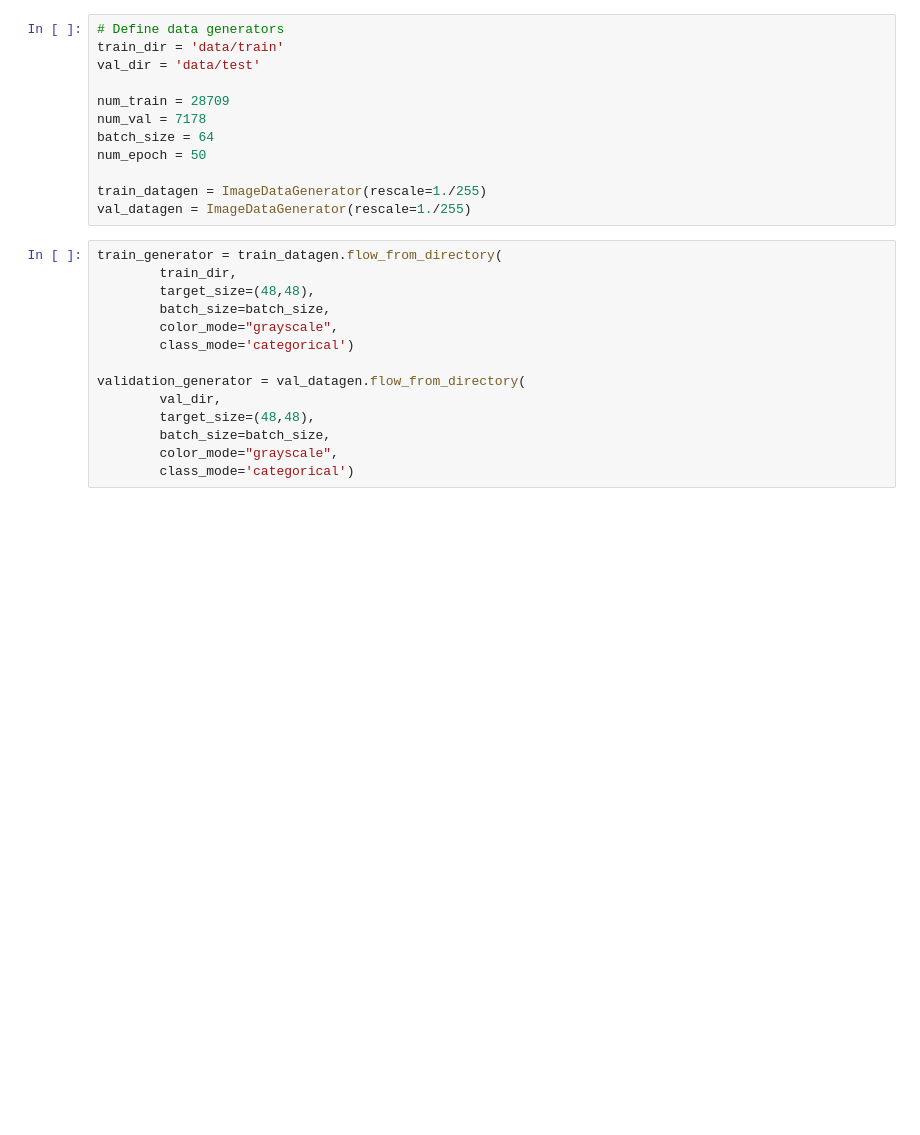
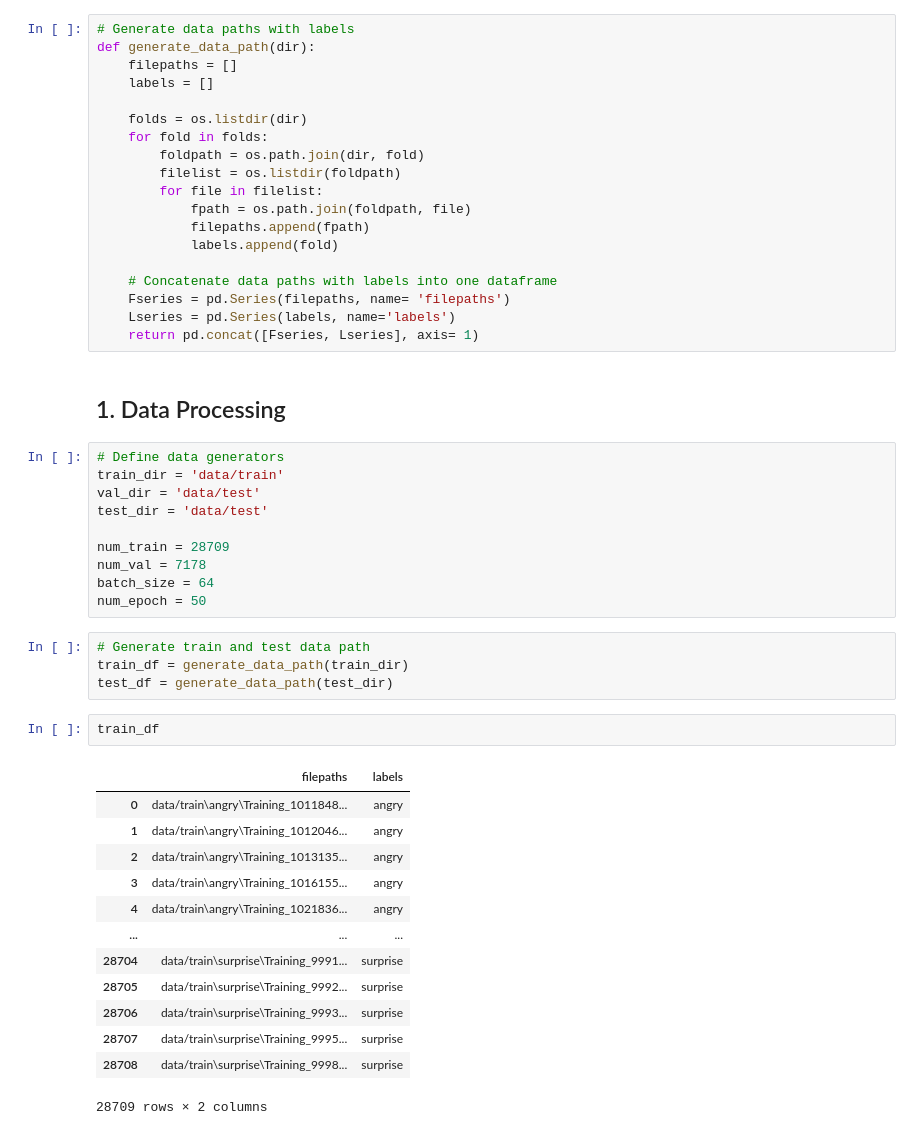
Before and after one commit to Apollosuny/emotion_recognition, a Jupyter notebook: src/training.ipynb, the cells around one changed output. Cells and saved outputs as stored; diff of their text form; blank space fills up the shorter version.

Commit message:
update: add train split test and validation data

```diff
--- a/src/training.ipynb
+++ b/src/training.ipynb
@@ -41,26 +48,51 @@ def plot_model_history(model_history):
+# %%
+# Generate data paths with labels
+def generate_data_path(dir):
+    filepaths = []
+    labels = []
+
+    folds = os.listdir(dir)
+    for fold in folds:
+        foldpath = os.path.join(dir, fold)
+        filelist = os.listdir(foldpath)
+        for file in filelist:
+            fpath = os.path.join(foldpath, file)
+            filepaths.append(fpath)
+            labels.append(fold)
+
+    # Concatenate data paths with labels into one dataframe
+    Fseries = pd.Series(filepaths, name= 'filepaths')
+    Lseries = pd.Series(labels, name='labels')
+    return pd.concat([Fseries, Lseries], axis= 1)
+# %% [markdown]
+## 1. Data Processing
 # %%
 # Define data generators
 train_dir = 'data/train'
 val_dir = 'data/test'
+test_dir = 'data/test'
 
 num_train = 28709
 num_val = 7178
 batch_size = 64
 num_epoch = 50
-
-train_datagen = ImageDataGenerator(rescale=1./255)
-val_datagen = ImageDataGenerator(rescale=1./255)
-# %%
-train_generator = train_datagen.flow_from_directory(
-        train_dir,
-        target_size=(48,48),
-        batch_size=batch_size,
-        color_mode="grayscale",
-        class_mode='categorical')
-
-validation_generator = val_datagen.flow_from_directory(
-        val_dir,
-        target_size=(48,48),
-        batch_size=batch_size,
-        color_mode="grayscale",
-        class_mode='categorical')
+# %%
+# Generate train and test data path
+train_df = generate_data_path(train_dir)
+test_df = generate_data_path(test_dir)
+# %%
+train_df
+# %% [output]
+|  | filepaths | labels |
+| 0 | data/train\angry\Training_1011848... | angry |
+| 1 | data/train\angry\Training_1012046... | angry |
+| 2 | data/train\angry\Training_1013135... | angry |
+| 3 | data/train\angry\Training_1016155... | angry |
+| 4 | data/train\angry\Training_1021836... | angry |
+| ... | ... | ... |
+| 28704 | data/train\surprise\Training_9991... | surprise |
+| 28705 | data/train\surprise\Training_9992... | surprise |
+| 28706 | data/train\surprise\Training_9993... | surprise |
+| 28707 | data/train\surprise\Training_9995... | surprise |
+| 28708 | data/train\surprise\Training_9998... | surprise |
+28709 rows × 2 columns
```
Also changed, not shown: parts of 28 cells of this notebook, 2 other files.
